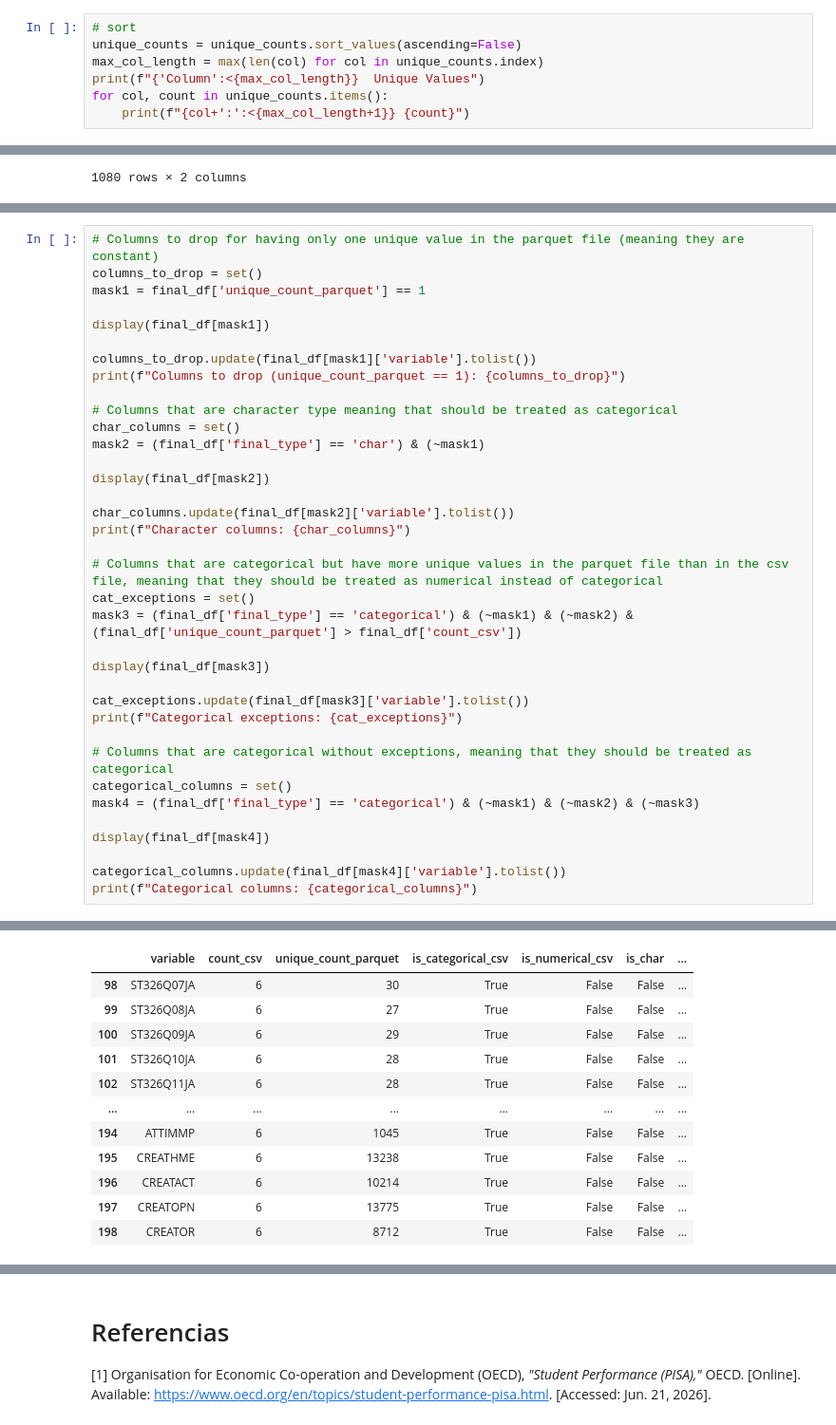
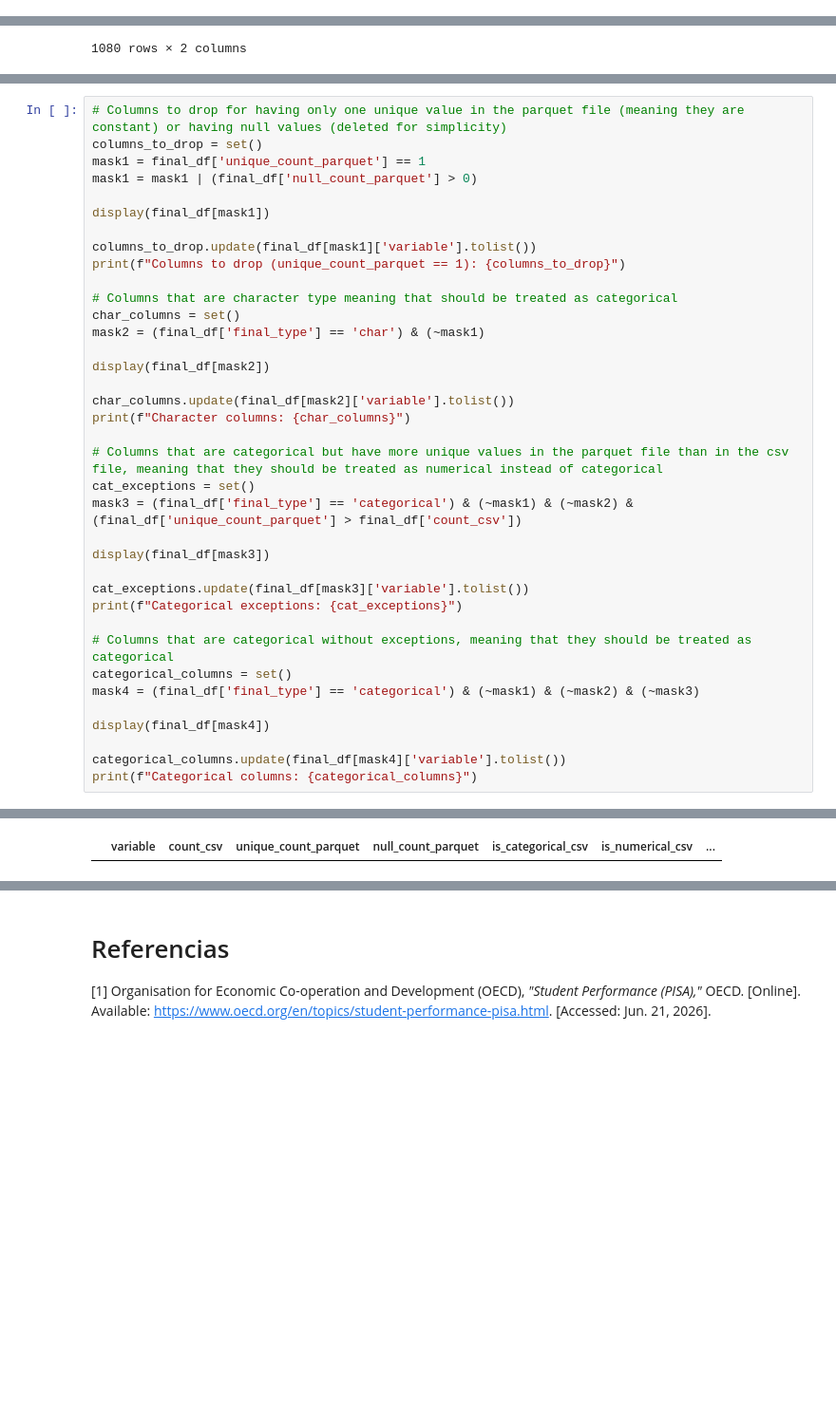
Before and after one commit to NicoCarrion02/diffusion-based-academic-prediction, a Jupyter notebook: ML_final_project_Nicolas_Carrion.ipynb, the cells around one changed output, grey strips where cells are left out. Shown at 95% size. Saved outputs shown, nothing was run; the diff lists cells and outputs as text; blank space fills up the shorter version.

```diff
--- a/ML_final_project_Nicolas_Carrion.ipynb
+++ b/ML_final_project_Nicolas_Carrion.ipynb
@@ -166,7 +140,0 @@ char_columns.shape
-# %%
-# sort
-unique_counts = unique_counts.sort_values(ascending=False)
-max_col_length = max(len(col) for col in unique_counts.index)
-print(f"{'Column':<{max_col_length}}  Unique Values")
-for col, count in unique_counts.items():
-    print(f"{col+':':<{max_col_length+1}} {count}")
@@ -328,7 +313,8 @@ With this table, we can infer the columns that don't give any usefull informatio
 # %%
-# Columns to drop for having only one unique value in the parquet file (meaning they are constant)
+# Columns to drop for having only one unique value in the parquet file (meaning they are constant) or having null values (deleted for simplicity)
 columns_to_drop = set()
 mask1 = final_df['unique_count_parquet'] == 1
+mask1 = mask1 | (final_df['null_count_parquet'] > 0)
 
 display(final_df[mask1])
 
@@ -387,12 +384 @@ Character columns: {'SUBNATIO', 'OCOD2', 'PROGN', 'ST250D06JA', 'ST251D08JA', 'C
-|  | variable | count_csv | unique_count_parquet | is_categorical_csv | is_numerical_csv | is_char | ... |
-| 98 | ST326Q07JA | 6 | 30 | True | False | False | ... |
-| 99 | ST326Q08JA | 6 | 27 | True | False | False | ... |
-| 100 | ST326Q09JA | 6 | 29 | True | False | False | ... |
-| 101 | ST326Q10JA | 6 | 28 | True | False | False | ... |
-| 102 | ST326Q11JA | 6 | 28 | True | False | False | ... |
-| ... | ... | ... | ... | ... | ... | ... | ... |
-| 194 | ATTIMMP | 6 | 1045 | True | False | False | ... |
-| 195 | CREATHME | 6 | 13238 | True | False | False | ... |
-| 196 | CREATACT | 6 | 10214 | True | False | False | ... |
-| 197 | CREATOPN | 6 | 13775 | True | False | False | ... |
-| 198 | CREATOR | 6 | 8712 | True | False | False | ... |
+|  | variable | count_csv | unique_count_parquet | null_count_parquet | is_categorical_csv | is_numerical_csv | ... |
```
Also changed, not shown: parts of 46 cells of this notebook, 2 other files.
